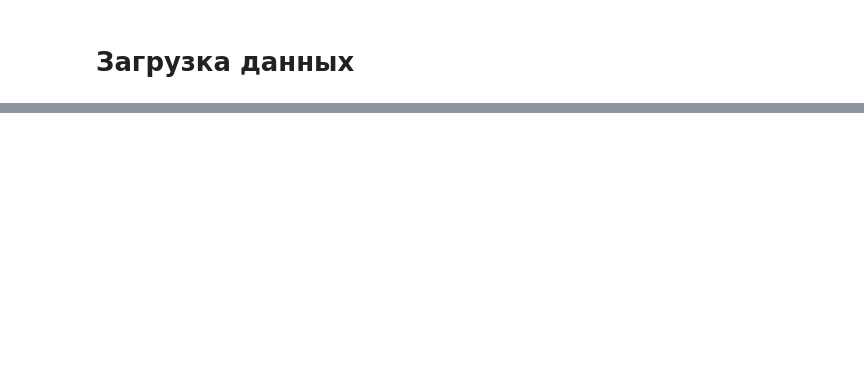
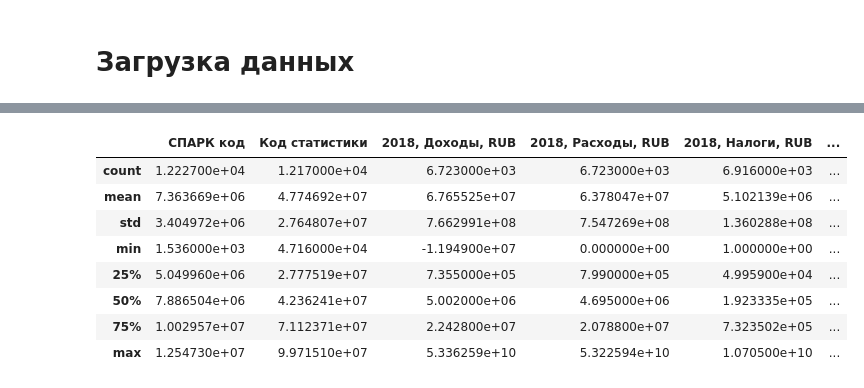
Before and after one commit to Dementev-Ilia/CustomerSearch, a Jupyter notebook: new data/CustomerSearch.ipynb, the cells around one changed output, grey strips where cells are left out. Saved outputs shown, nothing was run; the diff lists cells and outputs as text; code cells hidden in the pictures; blank space fills up the shorter version.

Commit message:
доделал задачу 1 и 2 - задача ререссии по предсказанию фонда  оплаты труда и количества сотрудников

```diff
--- a/new data/CustomerSearch.ipynb
+++ b/new data/CustomerSearch.ipynb
@@ -185,0 +86,24 @@ data.drop(['2019, Поступления от выпуска акций, уве
+# %%
+#Для удобства работы решил разбить данные на отдельные части для каждой задачи
+zp = data[['СПАРК код',
+           'Дата регистрации',
+           'Код статистики',
+           'Отрасль',
+           'Форма собственности',
+           'Налоговый режим',
+           '2018, Доходы, RUB',
+           '2018, Расходы, RUB',
+           '2018, Налоги, RUB',
+           '2018, Страховые взносы в ПФР, RUB',
+           '2018, Страховые взносы в ФОМС, RUB',
+           '2018, Страховые взносы в ФСС, RUB',
+           '2018, Основные средства , RUB',
+           '2018, Активы  всего, RUB',
+           '2018, Собственный капитал, RUB',
+           '2018, Выручка, RUB',
+           '2018, Управленческие расходы, RUB',
+           '2018, Прочие расходы, RUB',
+           '2018, Чистая прибыль (убыток), RUB',
+           '2018, Оплата труда, RUB',
+           '2018, Среднесписочная численность работников'
+          ]].copy()
@@ -185,0 +118,12 @@ data.drop(['2019, Поступления от выпуска акций, уве
+# %%
+zp.describe()
+# %% [output]
+|  | СПАРК код | Код статистики | 2018, Доходы, RUB | 2018, Расходы, RUB | 2018, Налоги, RUB | ... |
+| count | 1.222700e+04 | 1.217000e+04 | 6.723000e+03 | 6.723000e+03 | 6.916000e+03 | ... |
+| mean | 7.363669e+06 | 4.774692e+07 | 6.765525e+07 | 6.378047e+07 | 5.102139e+06 | ... |
+| std | 3.404972e+06 | 2.764807e+07 | 7.662991e+08 | 7.547269e+08 | 1.360288e+08 | ... |
+| min | 1.536000e+03 | 4.716000e+04 | -1.194900e+07 | 0.000000e+00 | 1.000000e+00 | ... |
+| 25% | 5.049960e+06 | 2.777519e+07 | 7.355000e+05 | 7.990000e+05 | 4.995900e+04 | ... |
+| 50% | 7.886504e+06 | 4.236241e+07 | 5.002000e+06 | 4.695000e+06 | 1.923335e+05 | ... |
+| 75% | 1.002957e+07 | 7.112371e+07 | 2.242800e+07 | 2.078800e+07 | 7.323502e+05 | ... |
+| max | 1.254730e+07 | 9.971510e+07 | 5.336259e+10 | 5.322594e+10 | 1.070500e+10 | ... |
```
Also changed, not shown: parts of 40 cells of this notebook, 1 other file.
